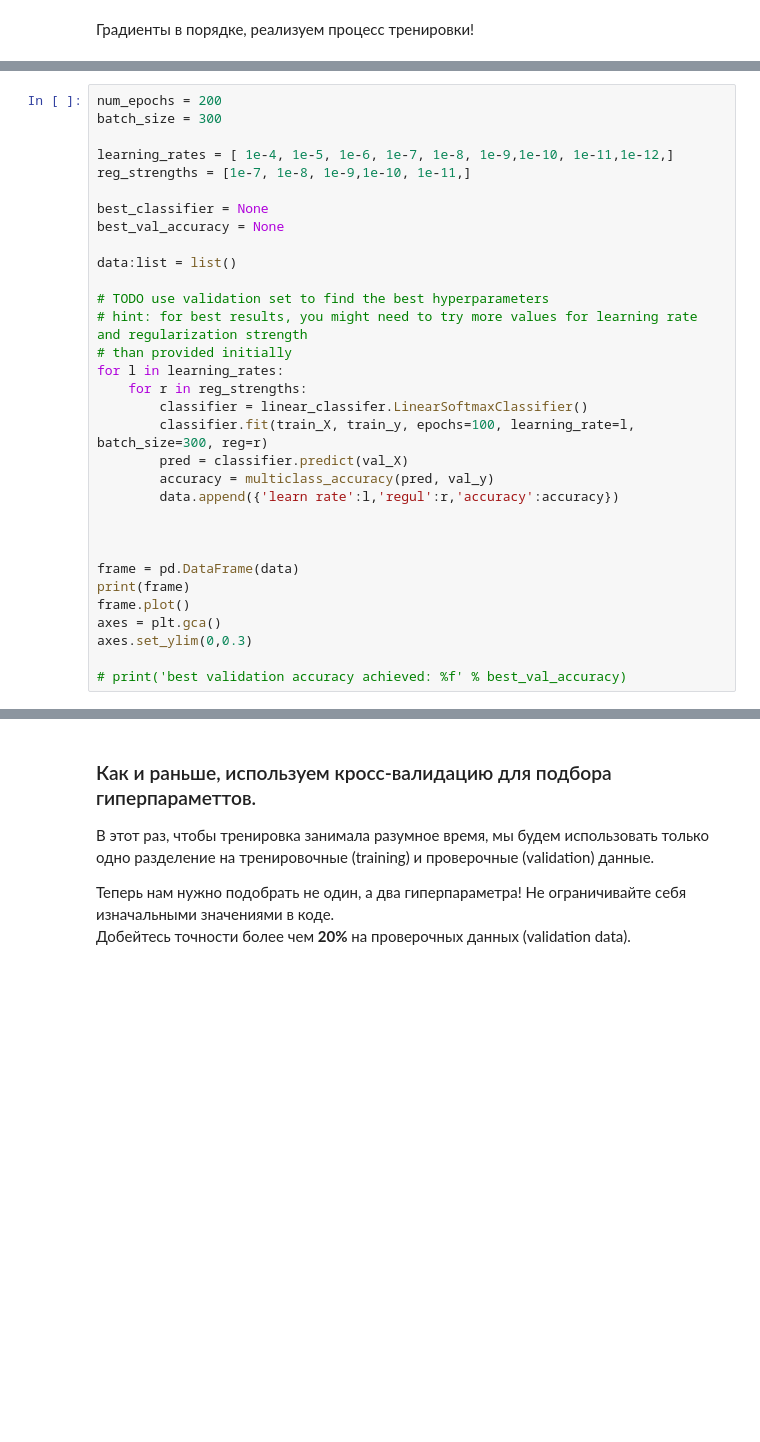
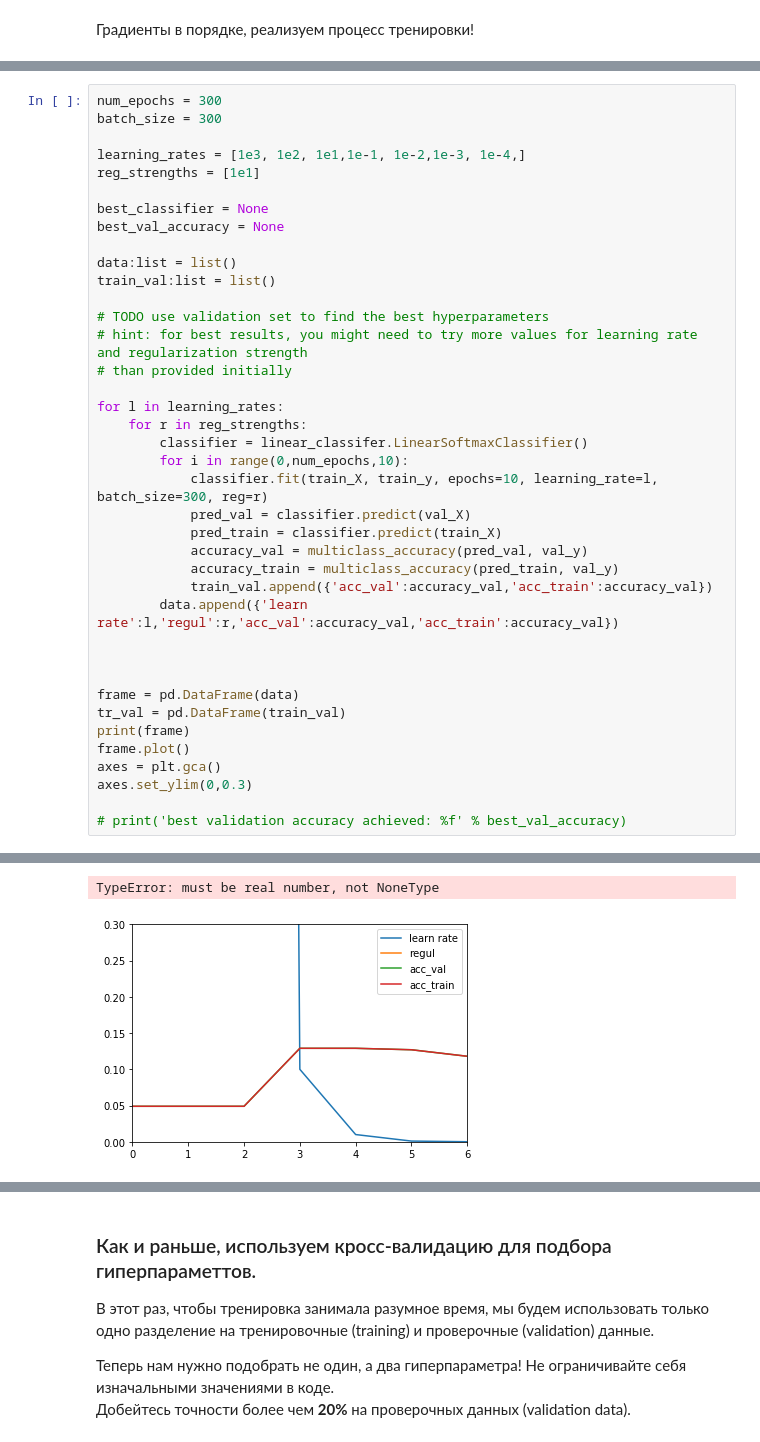
Before and after one commit to SpIIIII/layman-s-Deep-Learning-, a Jupyter notebook: assignments/assignment1/Linear classifier.ipynb, the cells around one changed output, grey strips where cells are left out. Saved outputs shown, nothing was run; the diff lists cells and outputs as text; blank space fills up the shorter version.

```diff
--- a/assignments/assignment1/Linear classifier.ipynb
+++ b/assignments/assignment1/Linear classifier.ipynb
@@ -366,32 +395,40 @@ plt.plot(loss_history)
 # %%
-num_epochs = 200
+num_epochs = 300
 batch_size = 300
 
-learning_rates = [ 1e-4, 1e-5, 1e-6, 1e-7, 1e-8, 1e-9,1e-10, 1e-11,1e-12,]
-reg_strengths = [1e-7, 1e-8, 1e-9,1e-10, 1e-11,]
+learning_rates = [1e3, 1e2, 1e1,1e-1, 1e-2,1e-3, 1e-4,]
+reg_strengths = [1e1]
 
 best_classifier = None
 best_val_accuracy = None
 
 data:list = list()
+train_val:list = list()
 
 # TODO use validation set to find the best hyperparameters
 # hint: for best results, you might need to try more values for learning rate and regularization strength
 # than provided initially
+
 for l in learning_rates:
     for r in reg_strengths:
         classifier = linear_classifer.LinearSoftmaxClassifier()
-        classifier.fit(train_X, train_y, epochs=100, learning_rate=l, batch_size=300, reg=r)
-        pred = classifier.predict(val_X)
-        accuracy = multiclass_accuracy(pred, val_y)
-        data.append({'learn rate':l,'regul':r,'accuracy':accuracy})
+        for i in range(0,num_epochs,10):
+            classifier.fit(train_X, train_y, epochs=10, learning_rate=l, batch_size=300, reg=r)
+            pred_val = classifier.predict(val_X)
+            pred_train = classifier.predict(train_X)
+            accuracy_val = multiclass_accuracy(pred_val, val_y)
+            accuracy_train = multiclass_accuracy(pred_train, val_y)
+            train_val.append({'acc_val':accuracy_val,'acc_train':accuracy_val})
+        data.append({'learn rate':l,'regul':r,'acc_val':accuracy_val,'acc_train':accuracy_val})
 
 
 
 frame = pd.DataFrame(data)
+tr_val = pd.DataFrame(train_val)
 print(frame)
 frame.plot()
 axes = plt.gca()
 axes.set_ylim(0,0.3)
 
 # print('best validation accuracy achieved: %f' % best_val_accuracy)
+# %% [output]
@@ -397,0 +527,2 @@ axes.set_ylim(0,0.3)
+TypeError: must be real number, not NoneType
+[figure, added]
```
Also changed, not shown: parts of 10 cells of this notebook, 1 other file.
